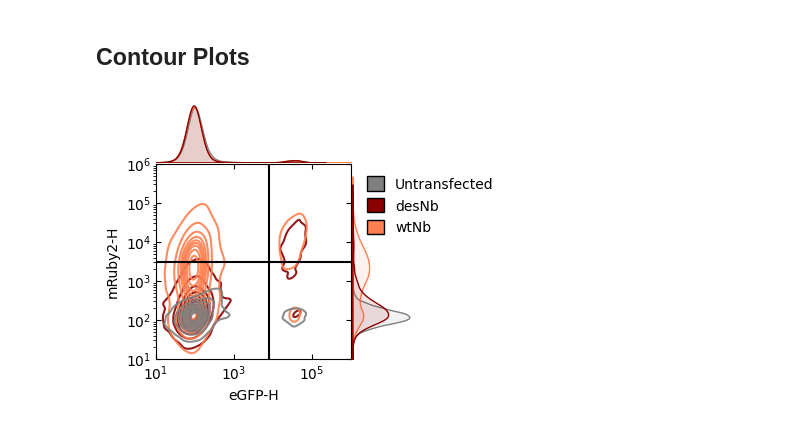
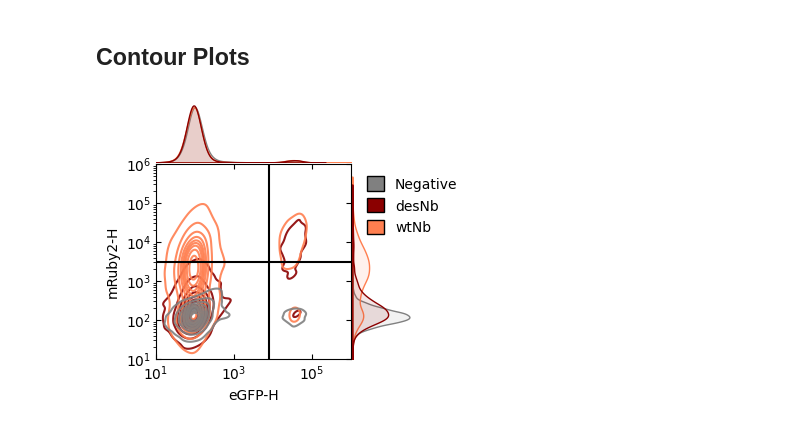
Before and after one commit to GallowayLabMIT/dasit_manuscript, a Jupyter notebook: Figure_2/Figure_2_fluorescent_selectivity_lenti.ipynb, the cells around one changed output. Saved outputs shown, nothing was run; the diff lists cells and outputs as text; code cells hidden in the pictures.

Commit message:
Updating Figure S3 contour plot legends and mCherry figure

```diff
--- a/Figure_2/Figure_2_fluorescent_selectivity_lenti.ipynb
+++ b/Figure_2/Figure_2_fluorescent_selectivity_lenti.ipynb
@@ -271,35 +274,35 @@ sns.kdeplot(
 )
 
 # h,l = ax_histx.get_legend_handles_labels()
 # sns.move_legend(ax_histx, handles=h, labels=l,
 #     title='', loc='upper left', bbox_to_anchor=(1,1), frameon=False)
 from matplotlib.patches import Patch
 
 legend_elements = [
-    Patch(facecolor='grey', edgecolor='black', linewidth=1,
-          label='Untransfected'),
-    Patch(facecolor='darkred', edgecolor='black', linewidth=1,
+    Patch(facecolor='grey', edgecolor='black', linewidth=0.2,
+          label='Negative'),
+    Patch(facecolor='darkred', edgecolor='black', linewidth=0.2,
           label='desNb'),
-    Patch(facecolor='coral', edgecolor='black', linewidth=1,
+    Patch(facecolor='coral', edgecolor='black', linewidth=0.2,
           label='wtNb')
 ]
 
 ax_scatter.legend(
     handles=legend_elements,
     loc='upper left',
     bbox_to_anchor=(1.02, 1),
     frameon=False,
     handlelength=1.2,
     handleheight=1.2
 )
 # Threshold
 ax_scatter.axvline(eGFP_gate, 0, 1, color='black')
 ax_scatter.axhline(mRuby2_gate, 0, 1, color='black')
 ax_scatter.set_xlabel('eGFP-H')
 
 fig.tight_layout()  # Helps improve white spacing
 
 plottitle = '4dpi_mRuby2_constructs_gated_iRFP.svg'
 plt.savefig(rd.outfile(output_path/plottitle),bbox_inches='tight')
 # %% [output]
-[figure, old version]
+[figure, new version]
```
Also changed, not shown: parts of 1 cell of this notebook, 3 other files.
